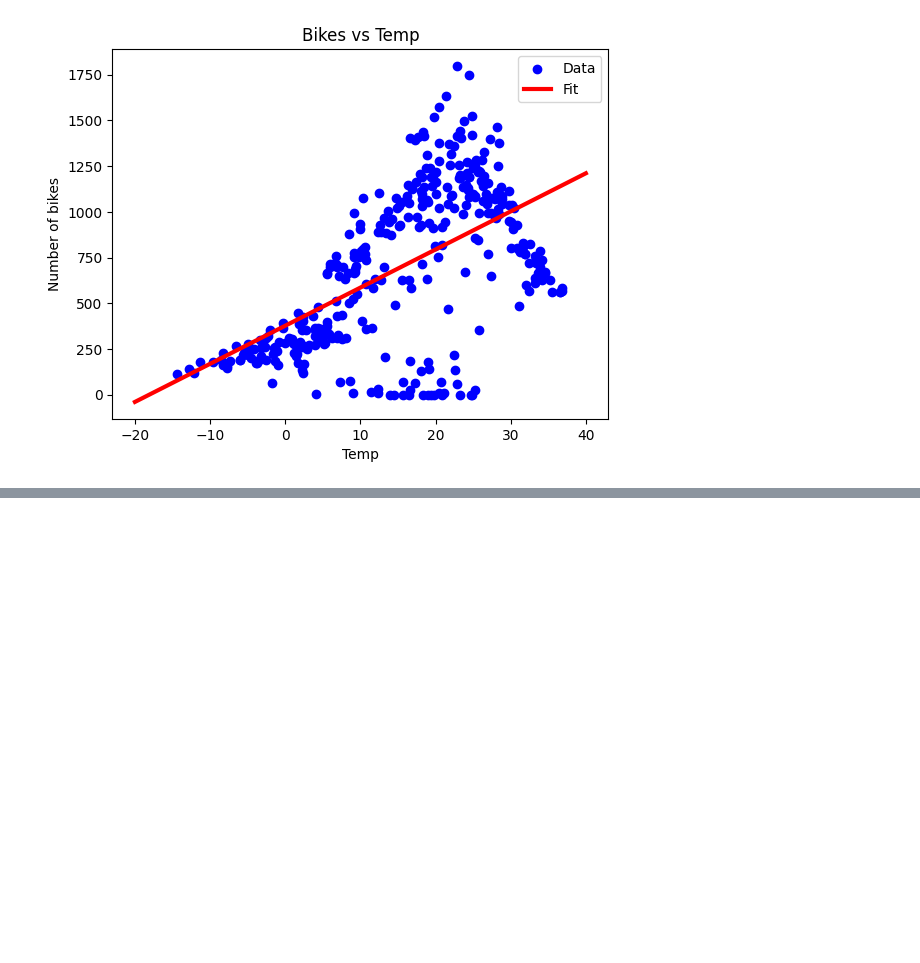
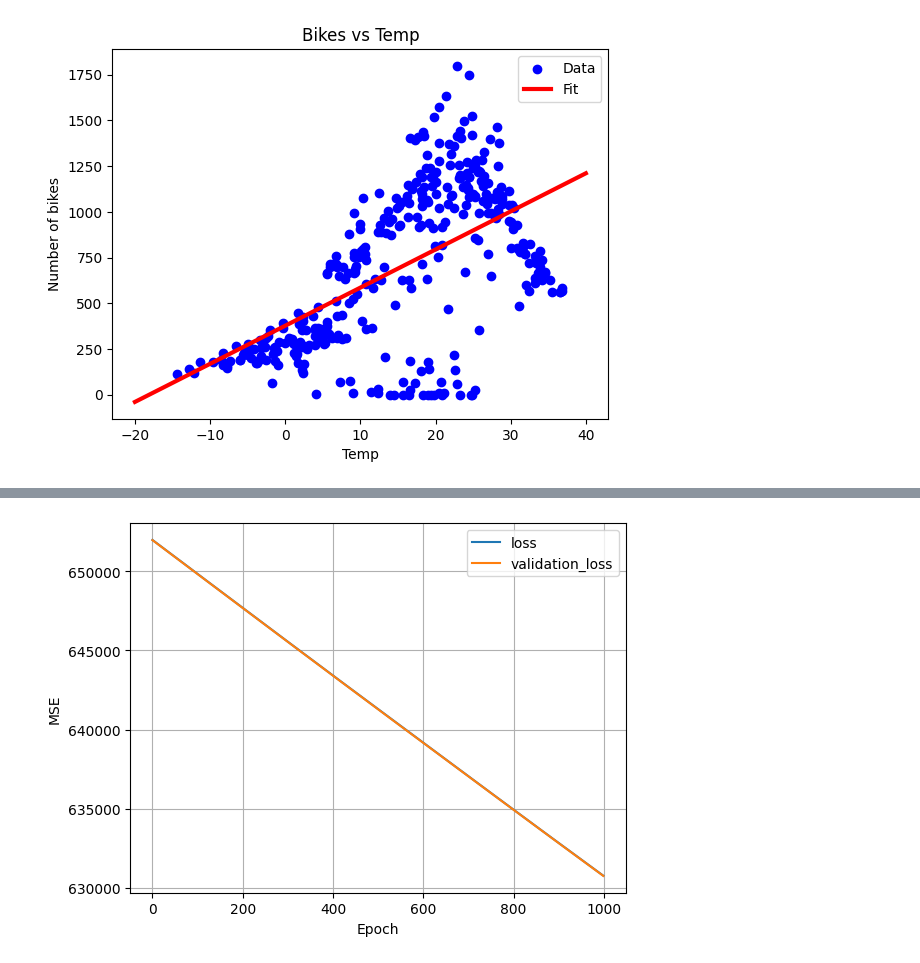
Before and after one commit to aks-ai/Predicting-Bike-Rentals-with-Regression-Neural-Networks, a Jupyter notebook: Bike_rental_demand_prediction.ipynb, the cells around one changed output, grey strips where cells are left out. Cells and saved outputs as stored; diff of their text form; code cells hidden in the pictures; blank space fills up the shorter version.

Commit message:
Adding the code for multiple linear regression, simple regression with tensorflow's neural net, facing error with multiple linear regression using neural net

```diff
--- a/Bike_rental_demand_prediction.ipynb
+++ b/Bike_rental_demand_prediction.ipynb
@@ -224,0 +254,16 @@ plt.show()
+# %%
+# why are we putting in the noarmlizer layer here if we have already noramlised the data, but here
+#  only the training data is guarenteed to be normalized, but whatever testing/unseen data comes in the future wont be normalised
+temp_nn_model = tf.keras.Sequential([
+    temp_normalizer,
+    tf.keras.layers.Dense(1) # just creating one dense layer, because one input and no activation fucntion means it a linear function
+])
+# %%
+temp_nn_model.compile(optimizer= tf.keras.optimizers.Adam(learning_rate=0.1), loss='mean_squared_error')
+# %%
+history = temp_nn_model.fit(
+                            X_train_temp.reshape(-1,), y_train_temp, # here only the temperature is converted to a vector using reshape cause the model expect the input to be 2d but not the target
+                            epochs = 1000,
+                            #verbose = 0, #commenting this to see what is hapenning
+                            validation_data = (X_val_temp, y_val_temp)
+    )
@@ -224,0 +288,13 @@ plt.show()
+# %%
+def plot_loss(history):
+    plt.plot(history.history['val_loss'], label = "validation_loss") #validation loss
+    plt.plot(history.history['loss'], label ="loss") #loss from the model itself
+    plt.xlabel('Epoch')
+    plt.ylabel('MSE')
+    plt.legend()
+    plt.grid(True) #wanting grids in the plot seen below
+    plt.show()
+# %%
+plot_loss(history)
+# %% [output]
+[figure, added]
```
Also changed, not shown: parts of 22 cells of this notebook.
